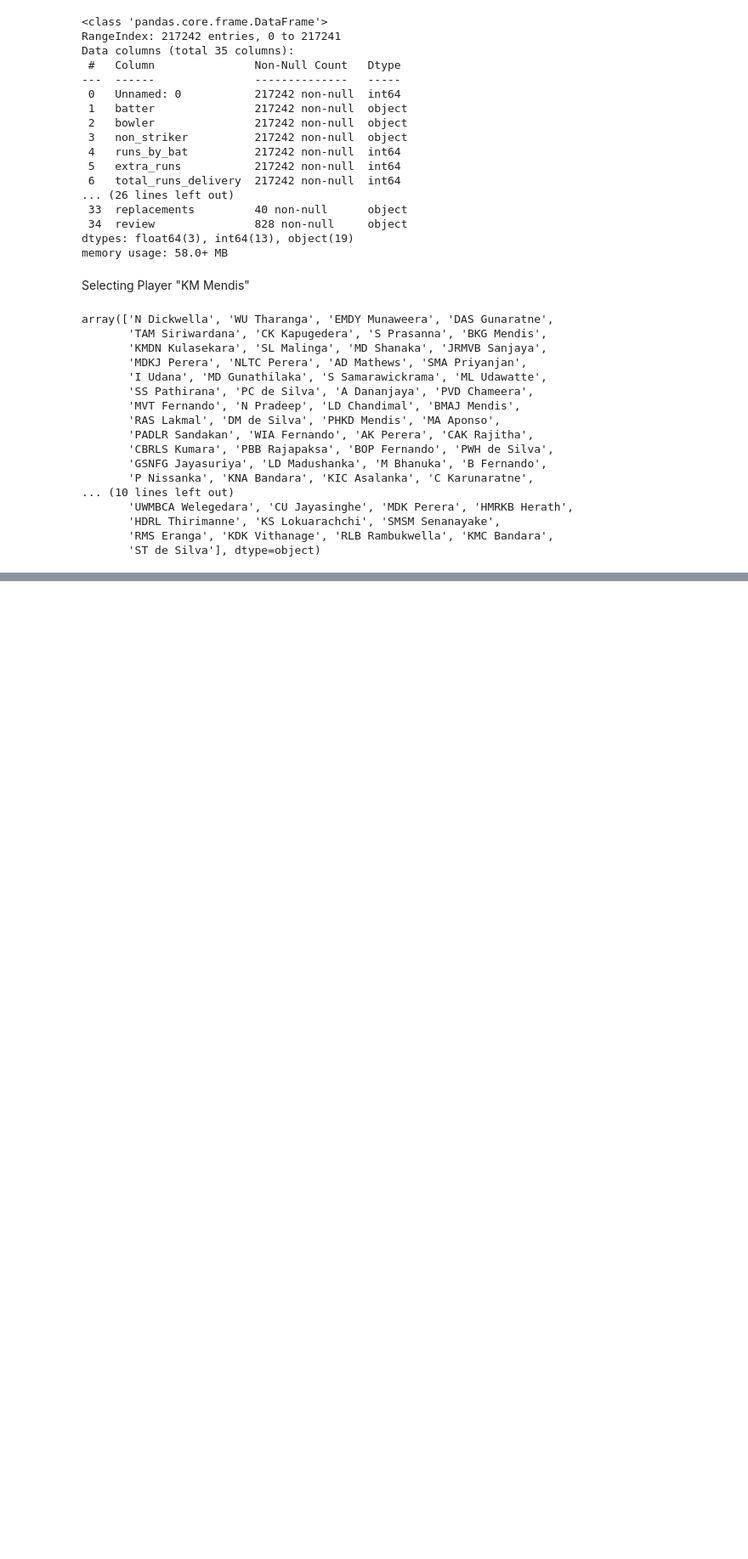
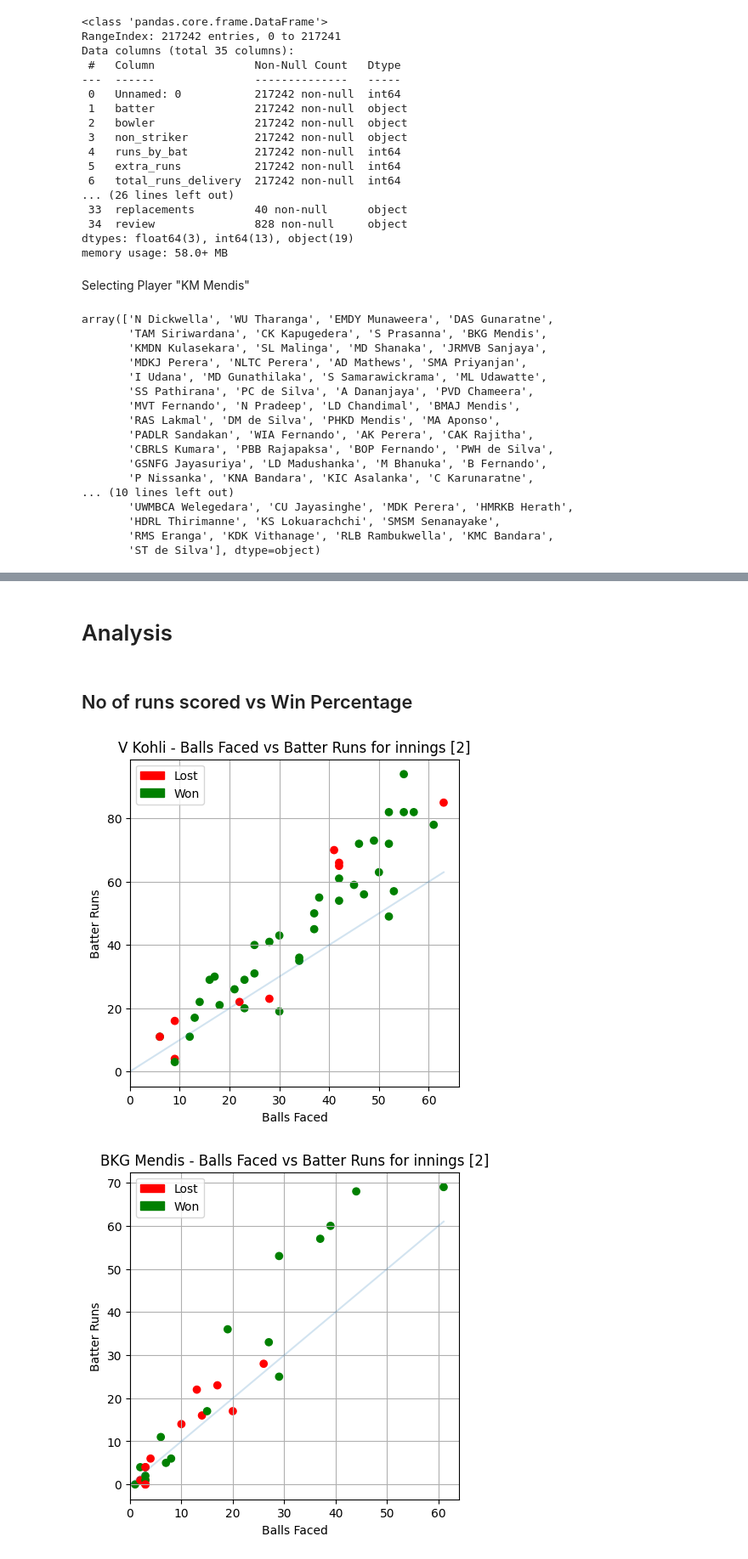
Before and after one commit to 19Kaumini/e19-co544-cricket-analytics-and-prediction, a Jupyter notebook: EDA/PlayerAnalysis.ipynb, the cells around one changed output, grey strips where cells are left out. Shown at 85% size. Cells and saved outputs as stored; diff of their text form; code cells hidden in the pictures; blank space fills up the shorter version.

```diff
--- a/EDA/PlayerAnalysis.ipynb
+++ b/EDA/PlayerAnalysis.ipynb
@@ -107,0 +165,48 @@ bkg_mendis_scores['out'] = bkg_mendis_scores['wicket_type'] != '0'
+# %% [markdown]
+# Analysis
+# %% [markdown]
+## No of runs scored vs Win Percentage
+# %%
+# Plotting win vs loss for runs scored by kusal mendis
+import matplotlib.patches as mpatches
+import matplotlib.pyplot as plt
+
+def showScatterBallsVRunsForWins(player_name: str, innings: list[int] = [1, 2])-> None:
+
+	player_scores = getPlayerScores(player_name, innings)
+	# y axis runs scored
+	# x axis balls faced
+	# color - win or loss status
+
+	plt.figure(figsize=(5, 5))
+	plt.scatter(player_scores["balls_faced"], +
+				player_scores["batter_runs"],
+				c=['red' if val == 0 else 'green' for val in player_scores['won']],
+
+				)
+
+	# 100 SR Line
+	if not player_scores['balls_faced'].empty:
+		x = np.linspace(0.0, max(player_scores['balls_faced']) , 100)
+		y = x
+		plt.plot(x, y, alpha = 0.2)
+
+	# Add legend with markers and labels
+	red_patch = mpatches.Patch(color='red', label='Lost')
+	green_patch = mpatches.Patch(color='green', label='Won')
+	plt.xlim(xmin=0)
+	plt.axes
+	plt.legend(handles=[red_patch, green_patch])
+	plt.xlabel("Balls Faced")
+	plt.ylabel("Batter Runs")
+	plt.title(f"{player_name} - Balls Faced vs Batter Runs for innings {innings}")
+	plt.grid(True)
+
+	plt.show()
+
+players = ['V Kohli', 'BKG Mendis', 'MS Dhoni', 'P Nissanka', 'KIC Asalanka']
+for player in players:
+	showScatterBallsVRunsForWins(player, innings = [2])
+# %% [output]
+[figure, added]
+[figure, added]
```
Also changed, not shown: parts of 7 cells of this notebook.
